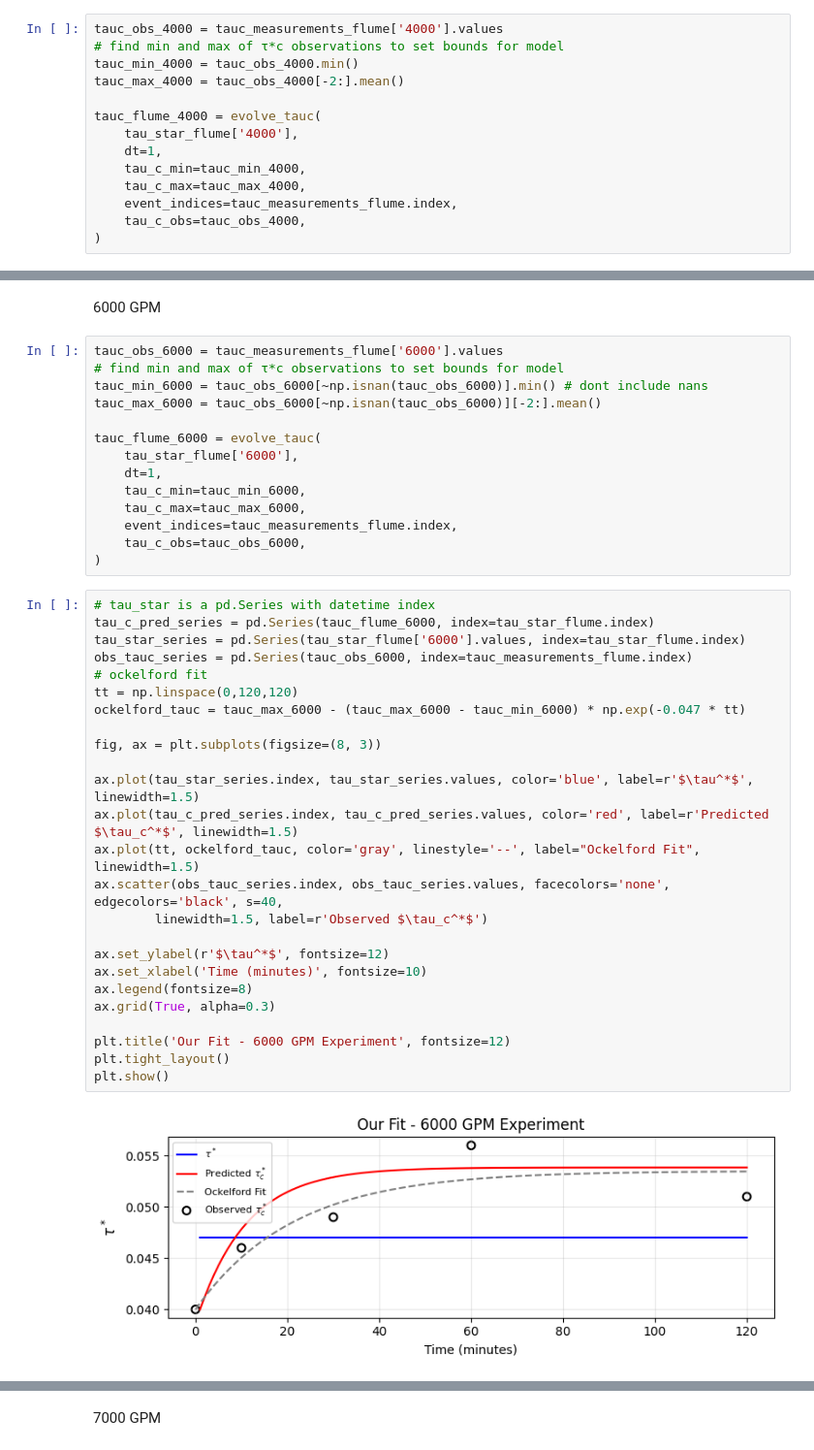
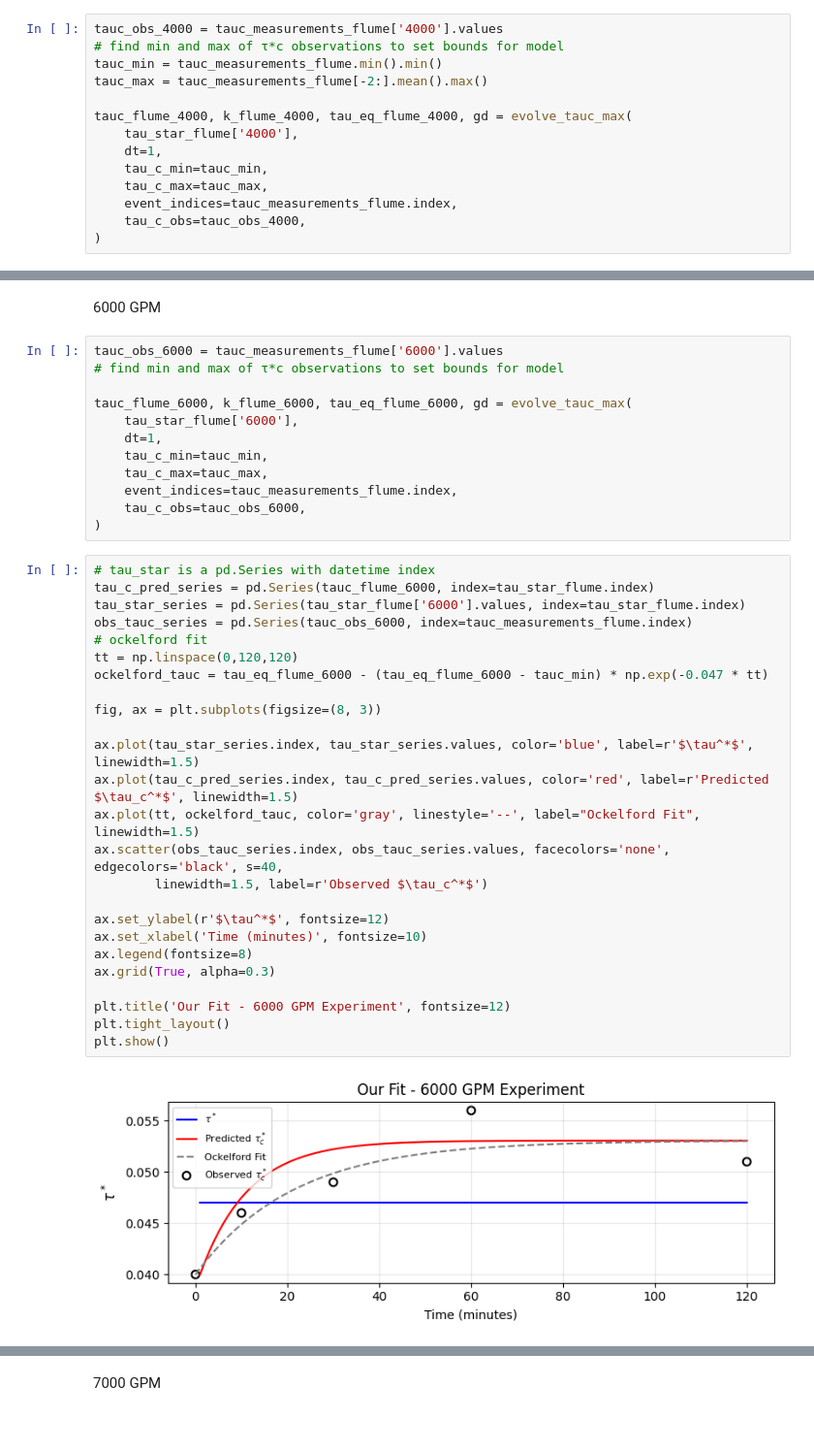
Before and after one commit to nicole-hucke/shear_stress_paper, a Jupyter notebook: antecedent_conditions/predictive_equation/predictive_model.ipynb, the cells around one changed output, grey strips where cells are left out. Shown at 97% size. Drawn from its saved outputs; the diff is of its cells as text.

```diff
--- a/antecedent_conditions/predictive_equation/predictive_model.ipynb
+++ b/antecedent_conditions/predictive_equation/predictive_model.ipynb
@@ -125,14 +245,14 @@ tauc_measurements_flume = pd.read_csv('flume_data/measured_tauc.csv', index_col=
 # %%
 tauc_obs_4000 = tauc_measurements_flume['4000'].values
 # find min and max of τ*c observations to set bounds for model
-tauc_min_4000 = tauc_obs_4000.min()
-tauc_max_4000 = tauc_obs_4000[-2:].mean()
+tauc_min = tauc_measurements_flume.min().min()
+tauc_max = tauc_measurements_flume[-2:].mean().max()
 
-tauc_flume_4000 = evolve_tauc(
+tauc_flume_4000, k_flume_4000, tau_eq_flume_4000, gd = evolve_tauc_max(
     tau_star_flume['4000'],
     dt=1,
-    tau_c_min=tauc_min_4000,
-    tau_c_max=tauc_max_4000,
+    tau_c_min=tauc_min,
+    tau_c_max=tauc_max,
     event_indices=tauc_measurements_flume.index,
     tau_c_obs=tauc_obs_4000,
 )
@@ -265,44 +383,42 @@ Valid comparison points: 3
 # %%
 tauc_obs_6000 = tauc_measurements_flume['6000'].values
 # find min and max of τ*c observations to set bounds for model
-tauc_min_6000 = tauc_obs_6000[~np.isnan(tauc_obs_6000)].min() # dont include nans
-tauc_max_6000 = tauc_obs_6000[~np.isnan(tauc_obs_6000)][-2:].mean()
 
-tauc_flume_6000 = evolve_tauc(
+tauc_flume_6000, k_flume_6000, tau_eq_flume_6000, gd = evolve_tauc_max(
     tau_star_flume['6000'],
     dt=1,
-    tau_c_min=tauc_min_6000,
-    tau_c_max=tauc_max_6000,
+    tau_c_min=tauc_min,
+    tau_c_max=tauc_max,
     event_indices=tauc_measurements_flume.index,
     tau_c_obs=tauc_obs_6000,
 )
 # %%
 # tau_star is a pd.Series with datetime index
 tau_c_pred_series = pd.Series(tauc_flume_6000, index=tau_star_flume.index)
 tau_star_series = pd.Series(tau_star_flume['6000'].values, index=tau_star_flume.index)
 obs_tauc_series = pd.Series(tauc_obs_6000, index=tauc_measurements_flume.index)
 # ockelford fit
 tt = np.linspace(0,120,120)
-ockelford_tauc = tauc_max_6000 - (tauc_max_6000 - tauc_min_6000) * np.exp(-0.047 * tt)
+ockelford_tauc = tau_eq_flume_6000 - (tau_eq_flume_6000 - tauc_min) * np.exp(-0.047 * tt)
 
 fig, ax = plt.subplots(figsize=(8, 3))
 
 ax.plot(tau_star_series.index, tau_star_series.values, color='blue', label=r'$\tau^*$', linewidth=1.5)
 ax.plot(tau_c_pred_series.index, tau_c_pred_series.values, color='red', label=r'Predicted $\tau_c^*$', linewidth=1.5)
 ax.plot(tt, ockelford_tauc, color='gray', linestyle='--', label="Ockelford Fit", linewidth=1.5)
 ax.scatter(obs_tauc_series.index, obs_tauc_series.values, facecolors='none', edgecolors='black', s=40,
         linewidth=1.5, label=r'Observed $\tau_c^*$')
 
 ax.set_ylabel(r'$\tau^*$', fontsize=12)
 ax.set_xlabel('Time (minutes)', fontsize=10)
 ax.legend(fontsize=8)
 ax.grid(True, alpha=0.3)
 
 plt.title('Our Fit - 6000 GPM Experiment', fontsize=12)
 plt.tight_layout()
 plt.show()
 # %% [output]
-[figure, old version]
+[figure, new version]
 # %%
 # calculate MAE between our model and ockelford to the observed τ*c values
 # align predictions to the observed τ*c timestamps
```
Also changed, not shown: parts of 20 cells of this notebook.
